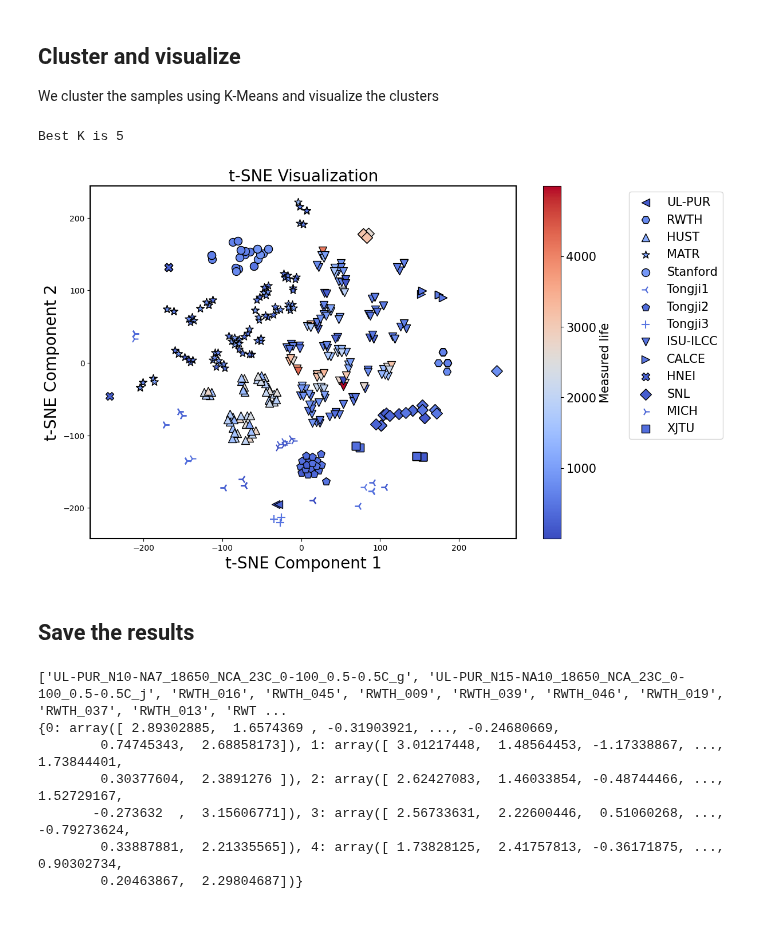
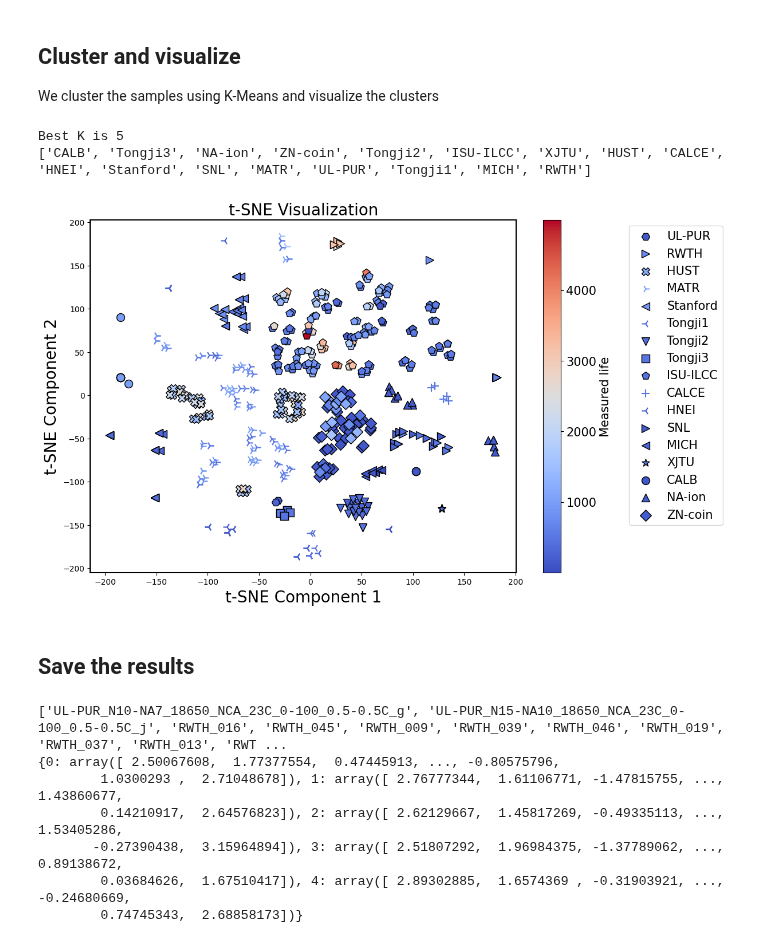
Before and after one commit to Ruifeng-Tan/PBT, a Jupyter notebook: run_k_means.ipynb, the cells around one changed output. Saved outputs shown, nothing was run; the diff lists cells and outputs as text; code cells hidden in the pictures.

```diff
--- a/run_k_means.ipynb
+++ b/run_k_means.ipynb
@@ -73,0 +53,11 @@ cell_names
+# %%
+target_dataset = 'MIX_all42' # [MIX_large, MIX_all, MIX_all2024, MIX_all42]
+if target_dataset == 'MIX_large':
+    cell_names = [i.split('.pkl')[0] for i in split_recorder.MIX_large_train_files]
+elif target_dataset == 'MIX_all':
+    cell_names = [i.split('.pkl')[0] for i in split_recorder.MIX_all_2021_train_files]
+elif target_dataset == 'MIX_all2024':
+    cell_names = [i.split('.pkl')[0] for i in split_recorder.MIX_all_2024_train_files]
+elif target_dataset == 'MIX_all42':
+    cell_names = [i.split('.pkl')[0] for i in split_recorder.MIX_all_42_train_files]
+cell_names
@@ -371,10 +394,10 @@ dataset_names = names
 
 plt.figure(figsize=(12, 8))
 # Define a list of different shapes for the clusters
-dataset_shapes = ['o', 's', '^', 'D', 'v', 'p', '*', 'X', '+', '3', '<', '>', '4', 'H']
+dataset_shapes = ['o', 's', '^', 'D', 'v', 'p', '*', 'X', '+', '3', '<', '>', '4', 'H','3', '<', '>', '4', 'H']
 unique_datasets = list(set(dataset_names))
 dataset_shape_map = dict(zip(unique_datasets, dataset_shapes))
-
+print(unique_datasets)
 # Define a list of different colors for the datasets
 # We'll use a set to get unique dataset names, and then assign a color to each dataset
 unique_cluster_labels = list(set(cluster_labels))
@@ -390,34 +413,35 @@ for i in range(len(tmp_total_features)):
                     c=[colormap(tmp_total_labels[i])],  # Color by cluster label
                     marker=dataset_shape_map[dataset_names[i]],  # Shape by dataset name
                      s=100, edgecolor='k', label=dataset_names[i])
     else:
         plt.scatter(tsne_results[i, 0], tsne_results[i, 1],
                     c=[colormap(tmp_total_labels[i])],  # Color by cluster label
                     marker=dataset_shape_map[dataset_names[i]],  # Shape by dataset name
                     s=100, edgecolor='k')
     appear_datasetNames.append(dataset_names[i])
 
 # Add labels and title
 plt.title("t-SNE Visualization", fontsize=20)
 plt.xlabel("t-SNE Component 1", fontsize=20)
 plt.ylabel("t-SNE Component 2", fontsize=20)
 
 # Custom legend for cluster shapes only (no color distinction)
 legend_shapes = [Line2D([0], [0], marker=shape, color='w', markerfacecolor='k', markersize=15) for shape in dataset_shapes]
 # plt.legend(dataset_shapes, unique_datasets, title="Datasets", loc='upper right')
 cb = fig.colorbar(mpl.cm.ScalarMappable(norm=norm, cmap=colormap), ax=plt.gca())
 cb.ax.tick_params(labelsize=15)
 cb.set_label('Measured life', fontsize=15)
 plt.legend(loc='upper left', bbox_to_anchor=(1.25, 1), fontsize=15)
 # plt.xlim(-300, 250)
 # plt.ylim(-210, 300)
 set_ax_linewidth(plt.gca())
 fig.tight_layout()
 plt.savefig('./figures/t-SNE_clustering.jpg', dpi=600, bbox_inches='tight')
 plt.show()
 # %% [output]
 Best K is 5
+['CALB', 'Tongji3', 'NA-ion', 'ZN-coin', 'Tongji2', 'ISU-ILCC', 'XJTU', 'HUST', 'CALCE', 'HNEI', 'Stanford', 'SNL', 'MATR', 'UL-PUR', 'Tongji1', 'MICH', 'RWTH']
-[figure, old version]
+[figure, new version]
 # %% [markdown]
 ## Save the results
 # %%
@@ -432,9 +456,9 @@ for i in range(set_n_clusters):
 print(index_clusterCenters)
 # %% [output]
 ['UL-PUR_N10-NA7_18650_NCA_23C_0-100_0.5-0.5C_g', 'UL-PUR_N15-NA10_18650_NCA_23C_0-100_0.5-0.5C_j', 'RWTH_016', 'RWTH_045', 'RWTH_009', 'RWTH_039', 'RWTH_046', 'RWTH_019', 'RWTH_037', 'RWTH_013', 'RWT ...
-{0: array([ 2.89302885,  1.6574369 , -0.31903921, ..., -0.24680669,
-        0.74745343,  2.68858173]), 1: array([ 3.01217448,  1.48564453, -1.17338867, ...,  1.73844401,
-        0.30377604,  2.3891276 ]), 2: array([ 2.62427083,  1.46033854, -0.48744466, ...,  1.52729167,
-       -0.273632  ,  3.15606771]), 3: array([ 2.56733631,  2.22600446,  0.51060268, ..., -0.79273624,
-        0.33887881,  2.21335565]), 4: array([ 1.73828125,  2.41757813, -0.36171875, ...,  0.90302734,
-        0.20463867,  2.29804687])}
+{0: array([ 2.50067608,  1.77377554,  0.47445913, ..., -0.80575796,
+        1.0300293 ,  2.71048678]), 1: array([ 2.76777344,  1.61106771, -1.47815755, ...,  1.43860677,
+        0.14210917,  2.64576823]), 2: array([ 2.62129667,  1.45817269, -0.49335113, ...,  1.53405286,
+       -0.27390438,  3.15964894]), 3: array([ 2.51807292,  1.96984375, -1.37789062, ...,  0.89138672,
+        0.03684626,  1.67510417]), 4: array([ 2.89302885,  1.6574369 , -0.31903921, ..., -0.24680669,
+        0.74745343,  2.68858173])}
```
Also changed, not shown: parts of 8 cells of this notebook, 4 other files.
